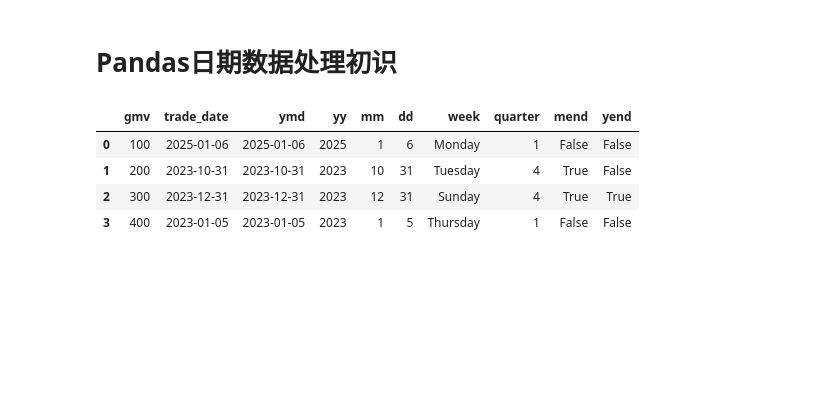
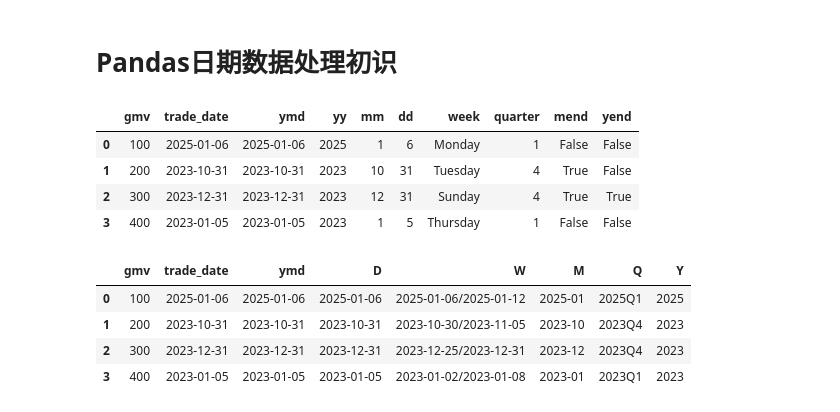
Before and after one commit to MoYaokkk/numpy-pandas, a Jupyter notebook: day02/P02_DataFrame.ipynb, the cells around one changed output. Drawn from its saved outputs; the diff is of its cells as text; code cells hidden in the pictures; blank space fills up the shorter version.

```diff
--- a/day02/P02_DataFrame.ipynb
+++ b/day02/P02_DataFrame.ipynb
@@ -319,3 +319,28 @@ df
 | 1 | 200 | 2023-10-31 | 2023-10-31 | 2023 | 10 | 31 | Tuesday | 4 | True | False |
 | 2 | 300 | 2023-12-31 | 2023-12-31 | 2023 | 12 | 31 | Sunday | 4 | True | True |
 | 3 | 400 | 2023-01-05 | 2023-01-05 | 2023 | 1 | 5 | Thursday | 1 | False | False |
+# %%
+# to_datetime介绍
+df = pd.DataFrame({"gmv":[100,200,300,400],"trade_date":["2025-01-06","2023-10-31","2023-12-31","2023-01-05"]})
+df["ymd"] = pd.to_datetime(df["trade_date"])
+
+# freq：这是 to_period() 方法最重要的参数，用于指定要转换的时间周期频率
+# 常见的取值如下：
+# 	"D"：按天周期，例如 2024-01-01 会转换为 2024-01-01 这个天的周期。
+# 	"W"：按周周期，通常以周日作为一周的结束，比如日期落在某一周内，就会转换为该周的周期表示。
+# 	"M"：按月周期，像 2024-05-15 会转换为 2024-05。
+# 	"Q"：按季度周期，一年分为四个季度，日期会转换到对应的季度周期，例如 2024Q2 。
+# 	"A" 或 "Y"：按年周期，如 2024-07-20 会转换为 2024 。
+
+df['D'] = df['ymd'].dt.to_period('D')
+df['W'] = df['ymd'].dt.to_period('W')
+df['M'] = df['ymd'].dt.to_period('M')
+df['Q'] = df['ymd'].dt.to_period('Q')
+df['Y'] = df['ymd'].dt.to_period('Y')
+df
+# %% [output]
+|  | gmv | trade_date | ymd | D | W | M | Q | Y |
+| 0 | 100 | 2025-01-06 | 2025-01-06 | 2025-01-06 | 2025-01-06/2025-01-12 | 2025-01 | 2025Q1 | 2025 |
+| 1 | 200 | 2023-10-31 | 2023-10-31 | 2023-10-31 | 2023-10-30/2023-11-05 | 2023-10 | 2023Q4 | 2023 |
+| 2 | 300 | 2023-12-31 | 2023-12-31 | 2023-12-31 | 2023-12-25/2023-12-31 | 2023-12 | 2023Q4 | 2023 |
+| 3 | 400 | 2023-01-05 | 2023-01-05 | 2023-01-05 | 2023-01-02/2023-01-08 | 2023-01 | 2023Q1 | 2023 |
```
